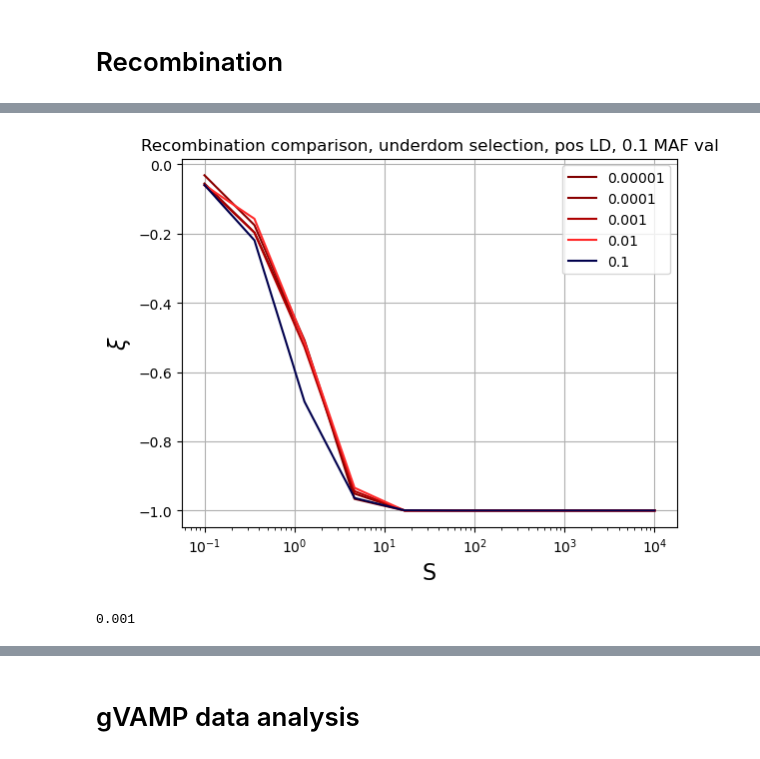
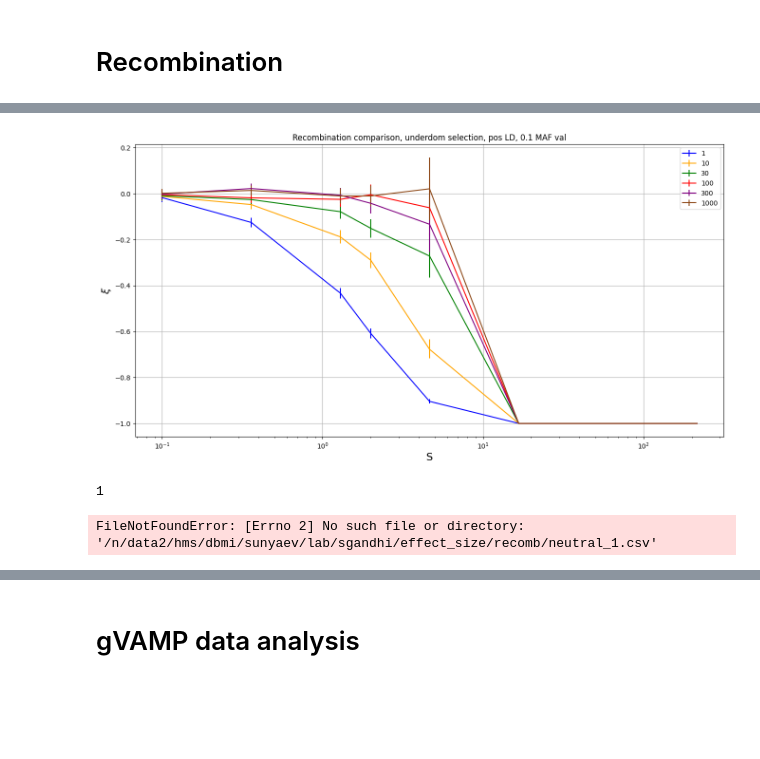
Before and after one commit to emkoch/popspec, a Jupyter notebook: Effect_size.ipynb, the cells around one changed output, grey strips where cells are left out. Saved outputs shown, nothing was run; the diff lists cells and outputs as text; code cells hidden in the pictures; blank space fills up the shorter version.

```diff
--- a/Effect_size.ipynb
+++ b/Effect_size.ipynb
@@ -668,7 +655,8 @@ import re
 mypath='/n/scratch/users/s/sjg319/sim_outputs/recomb/'
 # gz_files = [f for f in listdir(mypath) if isfile(join(mypath, f))]
 
-recomb_vals = ["0.00001", "0.0001", "0.001", "0.01", "0.1"]
+# recomb_vals = ["0.00001", "0.0001", "0.001", "0.01", "0.1"]
+recomb_vals = ["1", "10", "30", "100", "300", "1000"]
 MAF_thr_values = [0.1, 0.03, 0.01, 0.003, 0.001][::-1]
 selec_types = ['underdom']
 
@@ -677,13 +665,13 @@ for selec in selec_types:
     for recomb in recomb_vals:
         dfs[(selec, recomb, 'pos')] = []
         dfs[(selec, recomb, 'tot')] = []
-
+        dfs[(selec, recomb, 'num')] = []
 
 # gz_files = [f for f in listdir(mypath) if isfile(join(mypath, f))]
 
 # Define the function that builds the dfs
 def buildDF(site_1, gz_files, path):
-    pattern = re.compile(f'zero_[0-9]+\.txt\.gz')
+    pattern = re.compile(f'old_{site_1}_[0-9]+\.txt\.gz')
     specified_files = []
     for file in gz_files:
         if bool(pattern.match(file)):
@@ -742,5 +732,5 @@ def createCorrelationMats(gz_files, MAF_thr_values, path):
 # %%
-recomb = "0.00001"
+recomb = "0.1"
 selec = 'underdom'
 tot_path = f'{mypath}{recomb}/{selec}/'
 gz_files = [f for f in listdir(tot_path) if isfile(join(tot_path, f))]
@@ -767,9 +745,12 @@ for recomb in recomb_vals:
         print(f'{recomb} {selec}')
         tot_path = f'{mypath}{recomb}/{selec}/'
         gz_files = [f for f in listdir(tot_path) if isfile(join(tot_path, f))]
-        corr_df_pos, corr_df_tot = createCorrelationMats(gz_files, MAF_thr_values, tot_path)
-        corr_df_pos.to_csv(f'recomb_{recomb}_{selec}_pos.csv', sep='\t')
-        corr_df_tot.to_csv(f'recomb_{recomb}_{selec}_tot.csv', sep='\t')
+        corr_df_pos, corr_df_tot, num_pos = createCorrelationMats(gz_files, MAF_thr_values, tot_path, calc_variance=True)
+        corr_df_pos.to_csv(f'dataframes/recomb_{recomb}_{selec}_pos.csv', sep='\t')
+        num_pos.to_csv(f'dataframes/num_pos/num_pos_{recomb}.csv', sep='\t')
+        # corr_df_tot.to_csv(f'dataframes/recomb_{recomb}_{selec}_tot.csv', sep='\t')
+
+        # corr_df_pos = pd.read_csv(f'dataframes/recomb_{recomb}_{selec}_pos.csv', sep='\t', index_col=0)
         dfs[(selec, recomb, 'pos')] = corr_df_pos
-        dfs[(selec, recomb, 'tot')] = corr_df_tot
+        dfs[(selec, recomb, 'num')] = num_pos
 # %% [output]
@@ -793,42 +881,62 @@ starting site 9
 # %%
+import matplotlib.colors as mcolors
+
 selec = 'underdom'
 linkage = 'pos'
 MAF = 0.1
+sigma_set = np.logspace(-1, 2.5, 20)
+colors = ['#0000FF', '#FFA500', '#008000', '#FF0000', '#800080', '#8B4513']
+cmap = mcolors.ListedColormap(colors)
 
 for i, recomb in enumerate(recomb_vals):
     df = dfs[(selec, recomb, linkage)].replace(0.0, -1)
     df.columns = s_vals
-    plt.plot(df.columns, df.loc[MAF, :], label=f'{recomb}', color=cmap(norm(MAF_thr_values[i])))
+
+    # Calculate the errorbar with the Fisher transform
+    num_vals = dfs[(selec, recomb, 'num')]
+    errors = np.sqrt(1/(num_vals - 3)).loc[MAF, :].to_numpy()
+    fisher_transform = np.arctanh(df.loc[MAF, :]).to_numpy()
+    upper = np.tanh(fisher_transform + 1.96 * errors)
+    lower = np.tanh(fisher_transform - 1.96 * errors)
+    total_errors = np.zeros((2, len(upper)))
+    total_errors[0, :] = df.loc[MAF, :] - lower
+    total_errors[1, :] = upper - df.loc[MAF, :]
+    corr_set = [rho_xi(MAF, .01, sigma, int(recomb)) for sigma in sigma_set]
+    # plt.plot(sigma_set, corr_set, color=colors[i])
+    plt.errorbar(df.columns, df.loc[MAF, :], yerr=total_errors, label=f'{recomb}', color=colors[i])
 
 plt.grid()
 plt.xscale("log")
 plt.xlabel("S", fontsize = 16)
 plt.ylabel("$\\xi$", fontsize = 16)
 
 ax = plt.gca()
 plt.title(f'Recombination comparison, {selec} selection, {linkage} LD, {MAF} MAF val')
+plt.legend()
 
-plt.legend()
+# plt.savefig(f'plots/recomb_{linkage}_LD_10_MAF.pdf')
 plt.show()
 # %% [output]
-[figure, old version]
+[figure, new version]
 # %%
 # Let's try to plot the 13/18 rule, first get the neutral cases
 mypath='/n/scratch/users/s/sjg319/sim_outputs/recomb/'
 corr_df = pd.DataFrame(0.0, index=[1], columns=recomb_vals)
 
-# for recomb in recomb_vals:
-recomb = '0.001'
-print(f'{recomb}')
-tot_path = f'{mypath}{recomb}/underdom/'
-gz_files = [f for f in listdir(tot_path) if isfile(join(tot_path, f))]
-sim_df = buildDF('a', gz_files, tot_path)
-# sim_df[['N00', 'N01', 'N10', 'N11']] /= 20000
+for recomb in recomb_vals:
+    print(f'{recomb}')
+    tot_path = f'{mypath}{recomb}/underdom/'
+    gz_files = [f for f in listdir(tot_path) if isfile(join(tot_path, f))]
+    # sim_df = buildDF('a', gz_files, tot_path)
+    # sim_df.to_csv(f'/n/data2/hms/dbmi/sunyaev/lab/sgandhi/effect_size/recomb/neutral_{recomb}.csv', sep='\t')
+    sim_df = pd.read_csv(f'/n/data2/hms/dbmi/sunyaev/lab/sgandhi/effect_size/recomb/neutral_{recomb}.csv', sep='\t')
+    sim_df[['N00', 'N01', 'N10', 'N11']] /= 20000
 
-# p_1 = sim_df['N10'] + sim_df['N11']
-# p_2 = sim_df['N01'] + sim_df['N11']
-# D_sq = (sim_df['N11'] - p_1*p_2)**2
-# denom = p_1*(1-p_1)*p_2*(1-p_2)
-# corr_df[recomb] = D_sq.mean()/denom.mean()
+    p_1 = sim_df['N10'] + sim_df['N11']
+    p_2 = sim_df['N01'] + sim_df['N11']
+    D_sq = (sim_df['N11'] - p_1*p_2)**2
+    denom = p_1*(1-p_1)*p_2*(1-p_2)
+    corr_df[recomb] = D_sq.mean()/denom.mean()
 # %% [output]
-0.001
+1
+FileNotFoundError: [Errno 2] No such file or directory: '/n/data2/hms/dbmi/sunyaev/lab/sgandhi/effect_size/recomb/neutral_1.csv'
```
Also changed, not shown: parts of 72 cells of this notebook, 4 other files.
